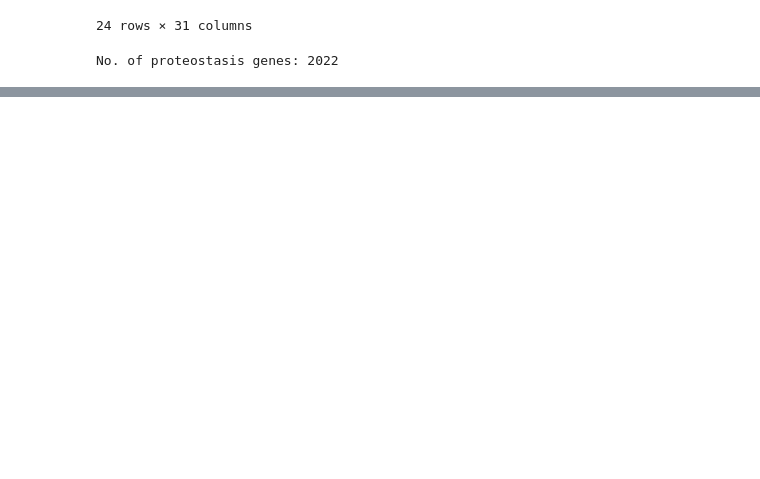
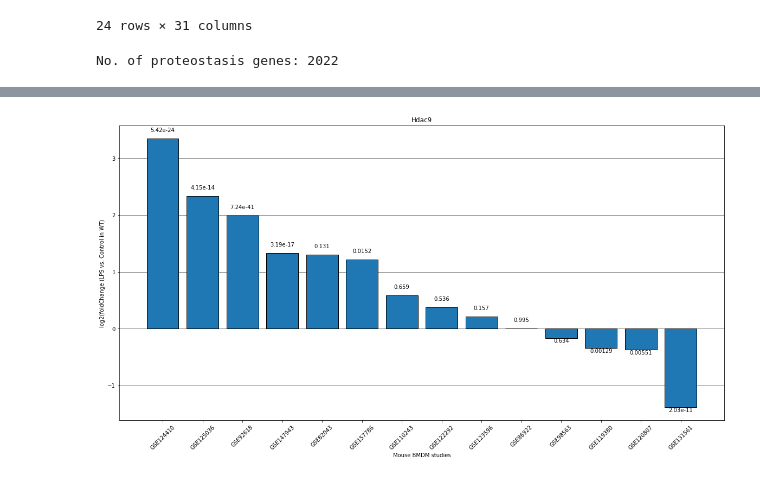
Before and after one commit to xinweny/rna-seq, a Jupyter notebook: script/eisa_proteostasis.ipynb, the cells around one changed output, grey strips where cells are left out. Cells and saved outputs as stored; diff of their text form; code cells hidden in the pictures; blank space fills up the shorter version.

```diff
--- a/script/eisa_proteostasis.ipynb
+++ b/script/eisa_proteostasis.ipynb
@@ -136,3 +137,61 @@ Filling proteostasis table with fold-change and padj values...
 GSE98563: Filtering for proteostasis genes...
 2021 out of 55401 genes (3.6479485929856863%) kept.
 Filling proteostasis table with fold-change and padj values...
+# %%
+#### Fold-changes of custom genes
+genes = ['Hdac9']
+fc_custom = pd.DataFrame(index=genes, columns=gses)
+padj_custom = pd.DataFrame(index=genes, columns=gses)
+
+drop_gses = []
+
+for gse in gses:
+    # Load DESeq2 output table
+    deseq_files = glob.glob(f"/Users/pomato/mrc/project/rna-seq/data/deseq_outputs/{gse}*.txt")
+    if len(deseq_files) > 0:
+        deseq_df = pd.read_csv(deseq_files[0], sep="\t")
+
+        for gene in genes:
+            fc_custom.loc[gene, gse] = deseq_df.loc[deseq_df['geneSymbol'] == gene, 'log2FoldChange'][0]
+            padj_custom.loc[gene, gse] = deseq_df.loc[deseq_df['geneSymbol'] == gene, 'padj'][0]
+    else:
+        print(f"{gse} DESeq2 output file not found.")
+        drop_gses.append(gse)
+# %%
+# Bar plot
+gene = 'Hdac9'
+
+fc_custom_drop = fc_custom.drop(drop_gses, axis=1)
+padj_custom_drop = padj_custom.drop(drop_gses, axis=1)
+
+fc_gene = fc_custom_drop.loc[gene].sort_values(ascending=False)
+padj_gene = padj_custom_drop.loc[gene].reindex(fc_gene.index)
+
+gses = fc_gene.index.tolist()
+fcs = fc_gene.values.tolist()
+padjs = padj_gene.values.tolist()
+
+fig, ax = plt.subplots(figsize=(20, 10))
+plt.bar(gses, fcs, edgecolor='black')
+
+# Add padj as labels
+rects = ax.patches
+labels = ['%.3g' % padj for padj in padj_gene.tolist()]
+
+for rect, label in zip(rects, labels):
+    height = rect.get_height()
+
+    shift = 0.1 if height > 0 else -0.1
+
+    ax.text(rect.get_x() + rect.get_width() / 2, height + shift, label,
+            ha='center', va='bottom')
+
+plt.xticks(rotation=45)
+plt.xlabel("Mouse BMDM studies")
+plt.ylabel("log2(foldChange) (LPS vs. Control in WT)")
+plt.title(gene)
+
+ax.yaxis.grid(linewidth=0.5,color='black')
+ax.set_axisbelow(True)
+# %% [output]
+[figure, added]
```
Also changed, not shown: parts of 3 cells of this notebook, 5 other files.
